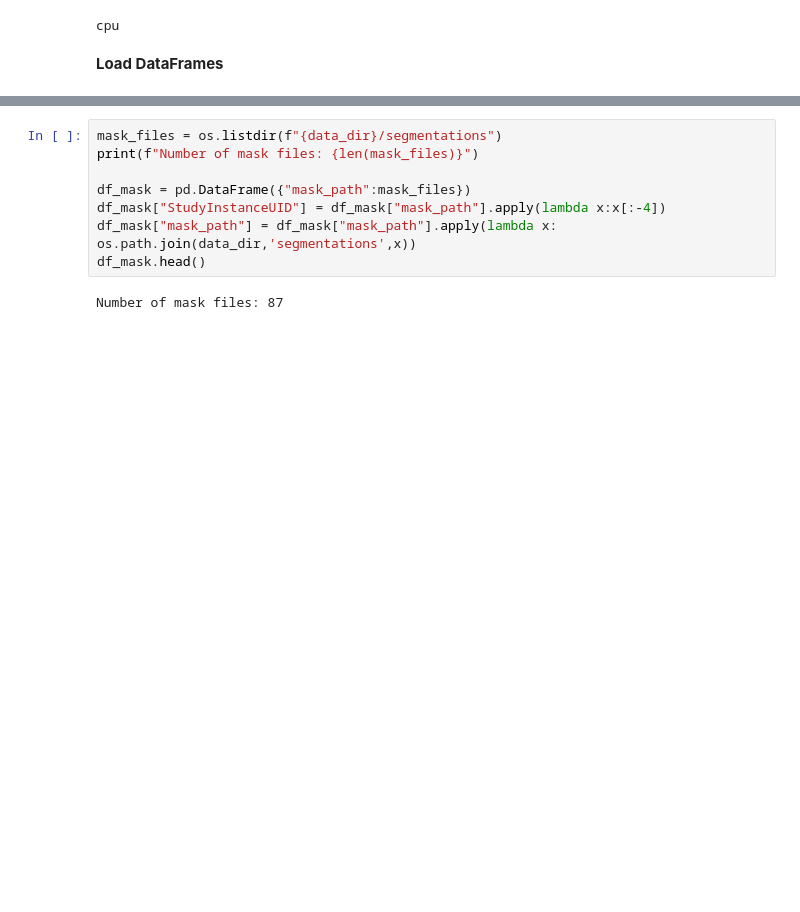
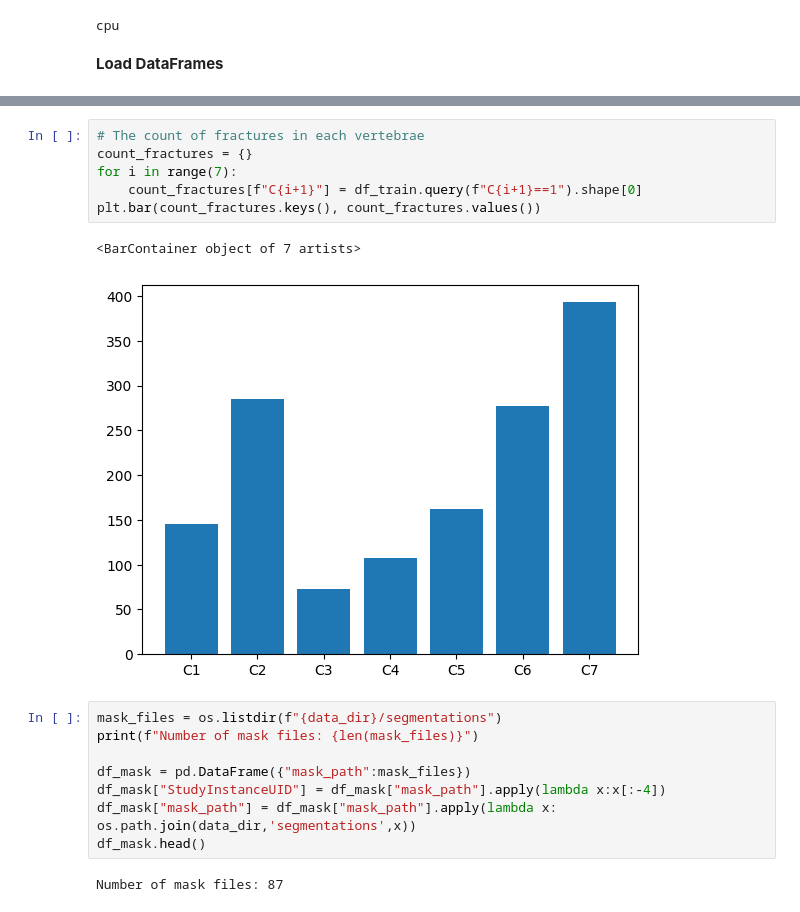
Before and after one commit to faranak5171/Cervical-Spine-Fractures, a Jupyter notebook: Vertebrae-Detect.ipynb, the cells around one changed output, grey strips where cells are left out. Saved outputs shown, nothing was run; the diff lists cells and outputs as text; blank space fills up the shorter version.

Commit message:
number of fractures

```diff
--- a/Vertebrae-Detect.ipynb
+++ b/Vertebrae-Detect.ipynb
@@ -87,3 +96,12 @@ df_train.head()
+# %%
+# The count of fractures in each vertebrae
+count_fractures = {}
+for i in range(7):
+    count_fractures[f"C{i+1}"] = df_train.query(f"C{i+1}==1").shape[0]
+plt.bar(count_fractures.keys(), count_fractures.values())
+# %% [output]
+<BarContainer object of 7 artists>
+[figure, added]
 # %%
 mask_files = os.listdir(f"{data_dir}/segmentations")
 print(f"Number of mask files: {len(mask_files)}")
```
Also changed, not shown: parts of 3 cells of this notebook.
